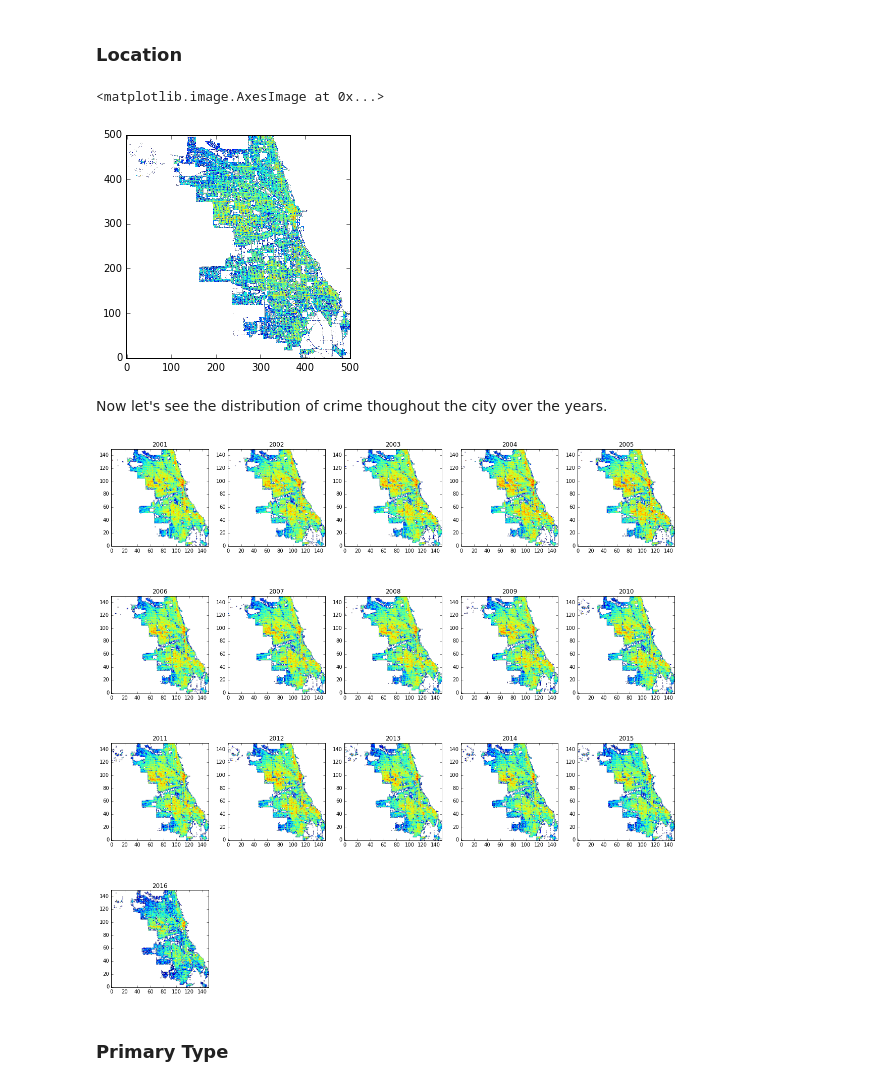
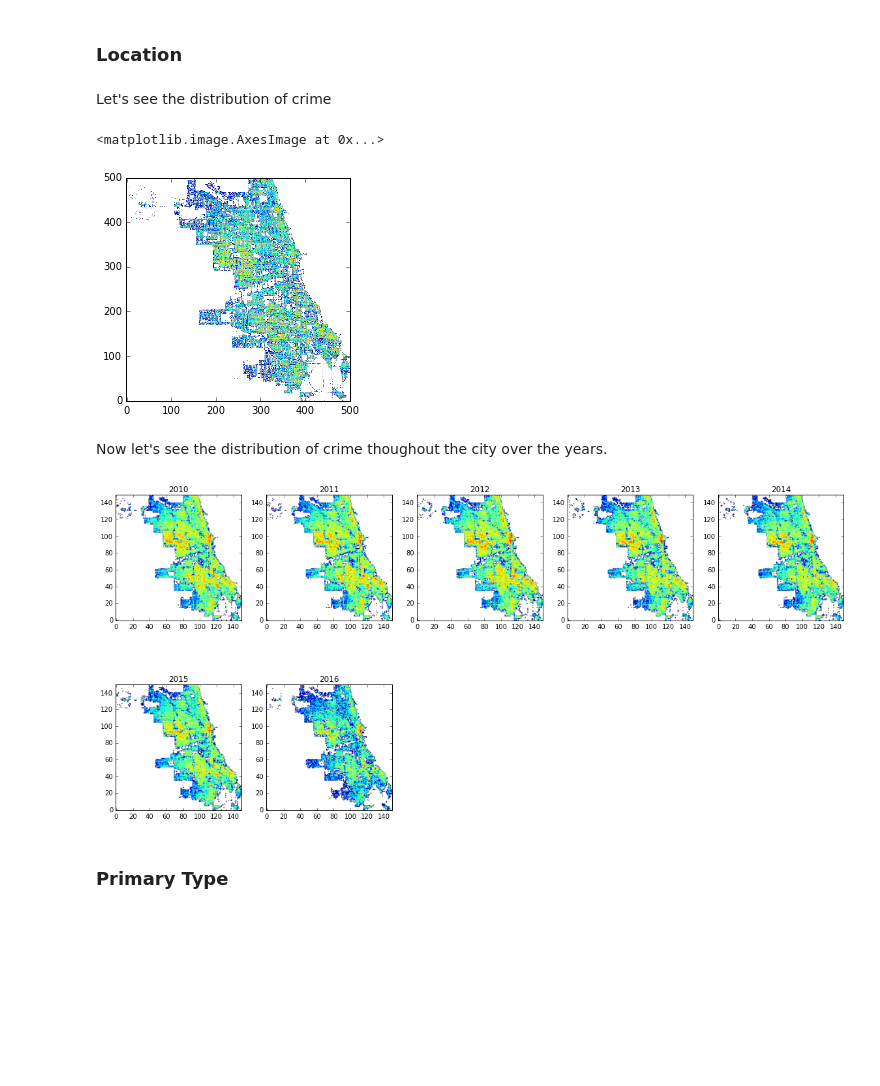
Before and after one commit to ldgrp/Crime-Analysis-and-Prediction, a Jupyter notebook: Crime Analysis and Prediction.ipynb, the cells around one changed output. Cells and saved outputs as stored; diff of their text form; code cells hidden in the pictures; blank space fills up the shorter version.

```diff
--- a/Crime Analysis and Prediction.ipynb
+++ b/Crime Analysis and Prediction.ipynb
@@ -42,14 +44,18 @@ data.head()
+# %%
+data = data[data['Year'] >= 2010]
 # %% [markdown]
 ## Visualizing Criminal Activity
 # %% [markdown]
 ### Location
+# %% [markdown]
+Let's see the distribution of crime
 # %%
 data_loc = data[data['X Coordinate'] > 0]
 histo, xedges, yedges = np.histogram2d(np.array(data_loc['X Coordinate']), np.array(data_loc['Y Coordinate']), bins=(500,500))
-plt.imshow(histo.T, origin='low', norm = LogNorm())
+plt.imshow(histo.T, origin='slow', norm = LogNorm())
 # %% [output]
 <matplotlib.image.AxesImage at 0x...>
-[figure, old version]
+[figure, new version]
 # %% [markdown]
 Now let's see the distribution of crime thoughout the city over the years.
 # %%
@@ -63,7 +69,7 @@ for name, grp in groups:
     plt.title(name)
     ii+=1
 # %% [output]
-[figure, old version]
+[figure, new version]
 # %% [markdown]
 ### Primary Type
 # %% [markdown]
```
Also changed, not shown: parts of 18 cells of this notebook.
